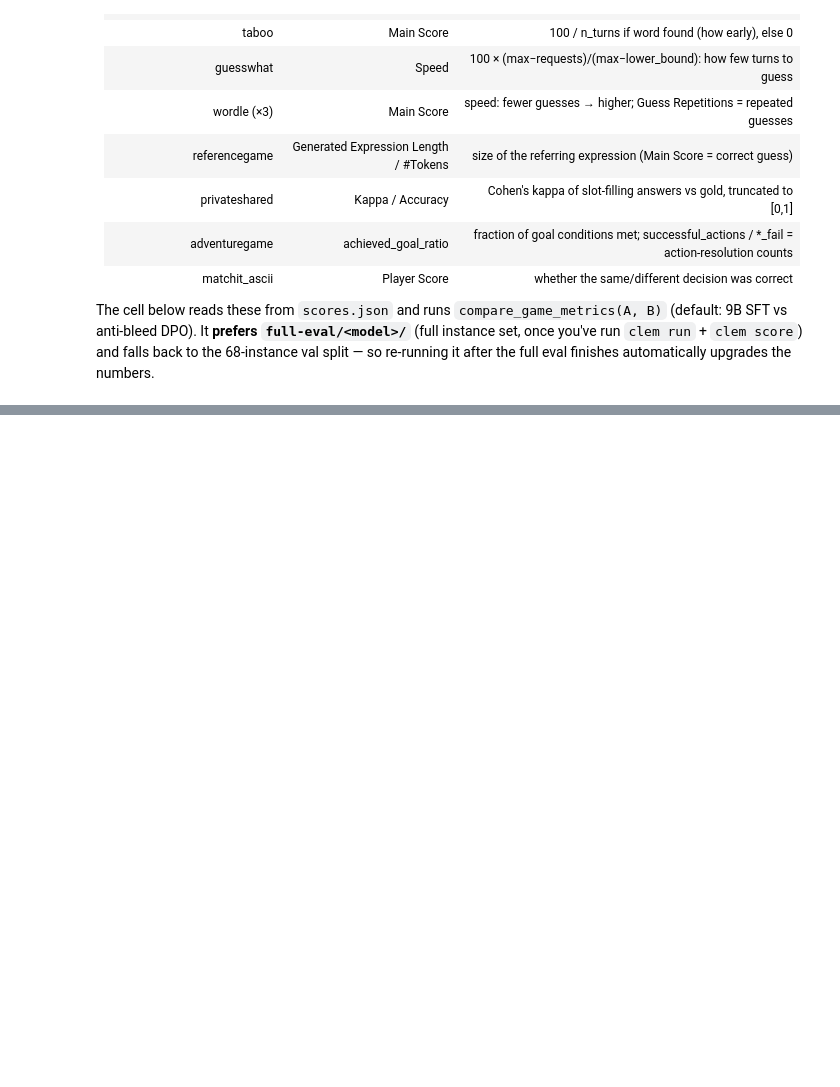
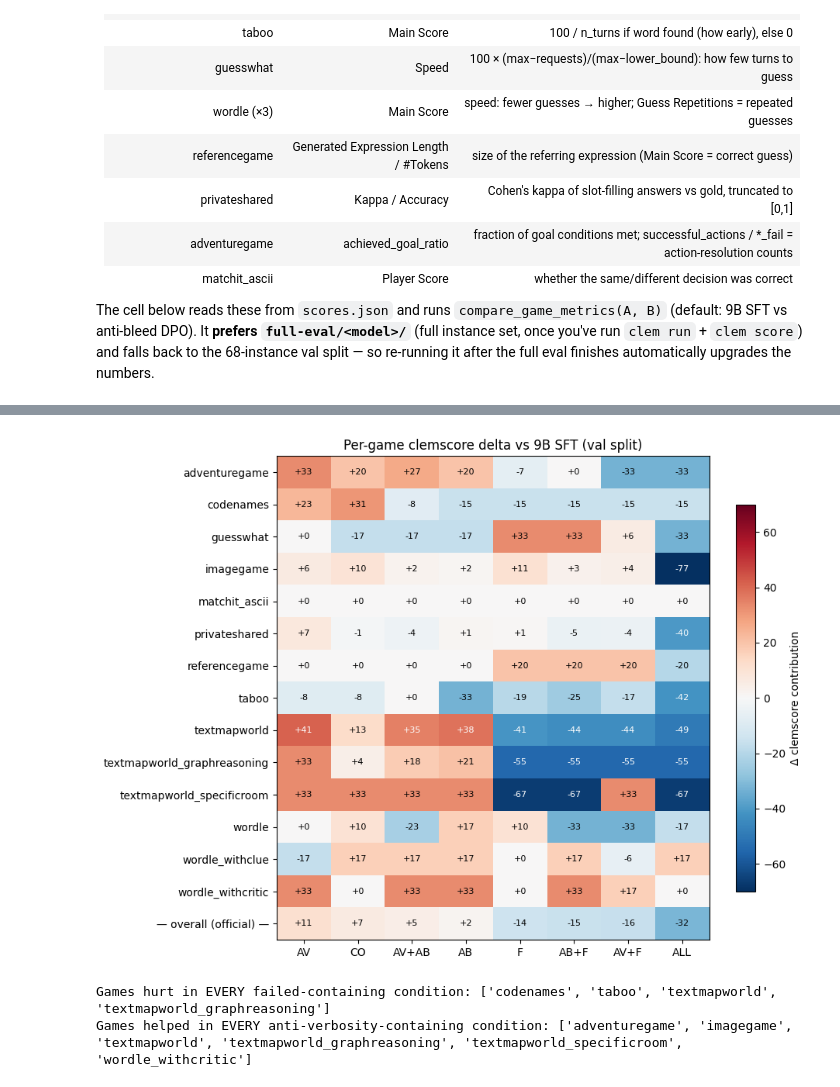
Before and after one commit to xMakaco/dpo-potential-in-dialogue-games, a Jupyter notebook: evaluation_analysis.ipynb, the cells around one changed output, grey strips where cells are left out. Drawn from its saved outputs; the diff is of its cells as text; code cells hidden in the pictures; blank space fills up the shorter version.

```diff
--- a/evaluation_analysis.ipynb
+++ b/evaluation_analysis.ipynb
@@ -862,0 +720,67 @@ for m in FOCUS:
+# %%
+def per_game_clem(df):
+    out = {}
+    for game, s in df.groupby("game"):
+        played = (s.outcome != "aborted")
+        qual = s.loc[played, "main_score"].mean()
+        out[game] = (played.mean() * 100) * (qual if qual == qual else 0) / 100
+    return pd.Series(out)
+
+E9 = EP[EP.model.isin(COND9)].copy(); E9["cond"] = E9.model.map(COND9)
+gc = {cond: per_game_clem(E9[E9.cond == cond]) for cond in ["SFT"] + ORDER9}
+GC = pd.DataFrame(gc)
+DELTA = GC[ORDER9].sub(GC["SFT"], axis=0)
+# overall row: OFFICIAL clemscore deltas (from the val.json summaries) so the
+# summary row matches the paper table exactly; per-game rows remain the
+# mean-of-games decomposition, which has no official per-game analogue.
+inv9 = {v: k for k, v in COND9.items()}
+DELTA.loc["— overall (official) —"] = [
+    evals[inv9[c]]["clemscore"] - evals[inv9["SFT"]]["clemscore"] for c in ORDER9]
+display(DELTA.round(1))
+
+fig, ax = plt.subplots(figsize=(9.5, 7))
+data = DELTA.values
+im = ax.imshow(data, cmap="RdBu_r", vmin=-70, vmax=70, aspect="auto")
+ax.set_xticks(range(len(DELTA.columns)), DELTA.columns)
+ax.set_yticks(range(len(DELTA.index)), DELTA.index)
+for i in range(data.shape[0]):
+    for j in range(data.shape[1]):
+        v = data[i, j]
+        if v == v:
+            ax.text(j, i, f"{v:+.0f}", ha="center", va="center", fontsize=8,
+                    color="white" if abs(v) > 35 else "black")
+ax.set_title("Per-game clemscore delta vs 9B SFT (val split)")
+fig.colorbar(im, ax=ax, shrink=.8, label="Δ clemscore contribution")
+plt.tight_layout(); plt.show()
+
+worst = DELTA[ORDER9].drop(index="— overall (official) —")
+print("Games hurt in EVERY failed-containing condition:",
+      sorted(worst.index[(worst[["F", "AB+F", "AV+F", "ALL"]] < 0).all(axis=1)]))
+print("Games helped in EVERY anti-verbosity-containing condition:",
+      sorted(worst.index[(worst[["AV", "AV+AB"]] > 0).all(axis=1)]))
+
+# --- same map for the 2B grid ---
+E2 = EP[EP.model.isin(COND2)].copy(); E2["cond"] = E2.model.map(COND2)
+gc2 = {cond: per_game_clem(E2[E2.cond == cond]) for cond in ["SFT"] + ORDER2}
+GC2 = pd.DataFrame(gc2)
+DELTA2 = GC2[ORDER2].sub(GC2["SFT"], axis=0)
+inv2 = {v: k for k, v in COND2.items()}
+DELTA2.loc["— overall (official) —"] = [
+    evals[inv2[c]]["clemscore"] - evals[inv2["SFT"]]["clemscore"] for c in ORDER2]
+display(DELTA2.round(1))
+
+fig, ax = plt.subplots(figsize=(8.5, 7))
+data = DELTA2.values
+im = ax.imshow(data, cmap="RdBu_r", vmin=-70, vmax=70, aspect="auto")
+ax.set_xticks(range(len(DELTA2.columns)), DELTA2.columns)
+ax.set_yticks(range(len(DELTA2.index)), DELTA2.index)
+for i in range(data.shape[0]):
+    for j in range(data.shape[1]):
+        v = data[i, j]
+        if v == v:
+            ax.text(j, i, f"{v:+.0f}", ha="center", va="center", fontsize=8,
+                    color="white" if abs(v) > 35 else "black")
+ax.set_title("Per-game clemscore delta vs 2B SFT (val split)")
+fig.colorbar(im, ax=ax, shrink=.8, label="Δ clemscore contribution")
+plt.tight_layout(); plt.show()
+# %% [output]
@@ -862,0 +803,3 @@ for m in FOCUS:
+[figure, added]
+Games hurt in EVERY failed-containing condition: ['codenames', 'taboo', 'textmapworld', 'textmapworld_graphreasoning']
+Games helped in EVERY anti-verbosity-containing condition: ['adventuregame', 'imagegame', 'textmapworld', 'textmapworld_graphreasoning', 'textmapworld_specificroom', 'wordle_withcritic']
```
Also changed, not shown: parts of 45 cells of this notebook, 1 other file.
